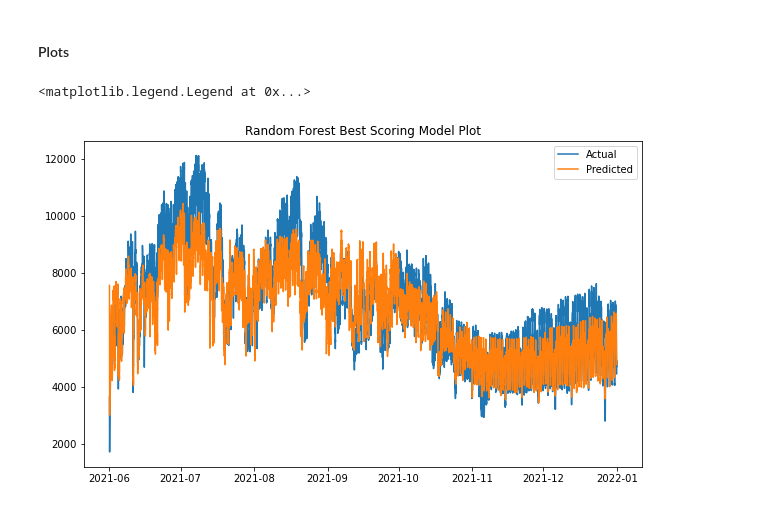
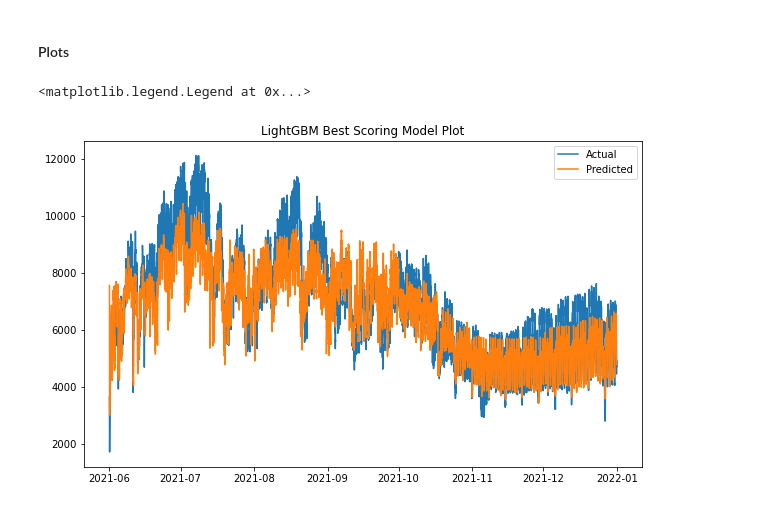
Before and after one commit to manansheel1991/Load_Forecasting_based_on_Weather_Data_and_Calendar_features, a Jupyter notebook: Making Model Better/New-4-HERC-Model-Building-less-features-LGB-HT.ipynb, the cells around one changed output. Cells and saved outputs as stored; diff of their text form; code cells hidden in the pictures.

```diff
--- a/Making Model Better/New-4-HERC-Model-Building-less-features-LGB-HT.ipynb
+++ b/Making Model Better/New-4-HERC-Model-Building-less-features-LGB-HT.ipynb
@@ -406,12 +418,12 @@ y_errorful_buckets
 # %%
 import matplotlib.pyplot as plt
 %matplotlib inline
 
 plt.rcParams["figure.figsize"] = (10,6)
 plt.plot(test['Date'], y_test['Haryana Load (MW)'])
 plt.plot(test['Date'], preds2)
-plt.title('Random Forest Best Scoring Model Plot')
+plt.title('LightGBM Best Scoring Model Plot')
 plt.legend(['Actual', 'Predicted'])
 # %% [output]
 <matplotlib.legend.Legend at 0x...>
-[figure, old version]
+[figure, new version]
```
Also changed, not shown: parts of 5 cells of this notebook.
